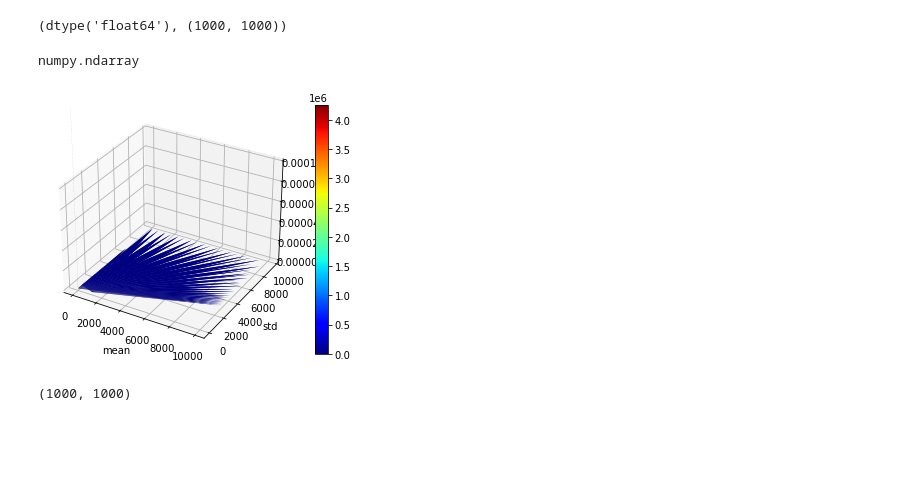
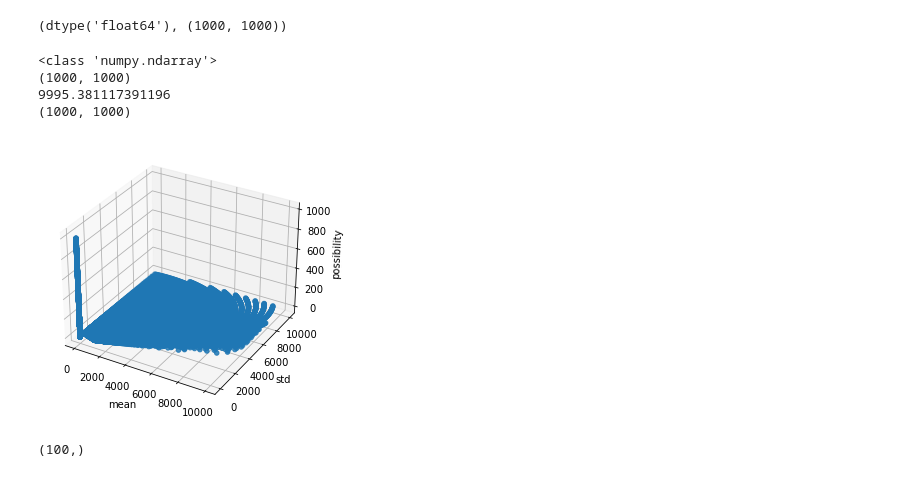
Before and after one commit to sava-hub/-, a Jupyter notebook: Beta distribution.ipynb, the cells around one changed output. Drawn from its saved outputs; the diff is of its cells as text; code cells hidden in the pictures; blank space fills up the shorter version.

```diff
--- a/Beta distribution.ipynb
+++ b/Beta distribution.ipynb
@@ -149,7 +144,7 @@ x_mat = np.array([xx])
 y_mat=x_mat.T
 xy_mat=y_mat@x_mat
 # %%
-xv, yv = np.meshgrid(np.linspace(-3, 3, 1000), np.linspace(-3, 3, 1000),sparse=True)
+xv, yv = np.meshgrid(xx, 1-xx)
 """for x in range(1000):
     for y in range(1000):
         if (x-y<5)or(x>y):
@@ -164,8 +159,8 @@ yv.shape
 # %%
-# 평균 +  표준편차*1447.7점의 분위수= 1446.7
-# 평균 +  표준편차*811.1점의 분위수= 811.1
+# 평균 +  표준편차*1447.7점의 표준점수= 1446.7
+# 평균 +  표준편차*811.1점의 표준점수= 811.1
 def solver(x,y):
-    A = np.array([[1,x],[1,y]])
+    A = np.array([[1, norm.ppf(x)],[1, norm.ppf(y)]])
     B = np.array([1446.7, 811.1])
     try:
         C = np.linalg.solve(A, B)
@@ -183,4 +178,3 @@ solver = np.vectorize(solver, signature='(),()->(k)', otypes=[np.ndarray])
 
 np.set_printoptions(threshold=sys.maxsize)
 C=solver(xv,yv)
-C=np.nan_to_num(C, nan=0, posinf=0, neginf=0)
@@ -200,5 +185,18 @@ D = C[:,:,0]
 D.dtype, D.shape
 # %% [output]
 (dtype('float64'), (1000, 1000))
+# %%
+#solver test
+#solver(2,-1)
+C=np.nan_to_num(C, nan=0, posinf=0, neginf=0)
+print(type(C))
+print( C[:,:,0].shape)
+print(np.max(C[:,:,0]))
+print(xv.shape)
+# %% [output]
+<class 'numpy.ndarray'>
+(1000, 1000)
+9995.381117391196
+(1000, 1000)
 # %%
 %matplotlib qt5
@@ -250,23 +249,40 @@ plt.show()
 # %%
 C.shape
 type(C)
-# %% [output]
-numpy.ndarray
 # %%
+%matplotlib inline
 fig = plt.figure()
-ax = fig.add_subplot(111, projection='3d')
+ax = fig.add_subplot(projection='3d')
 
-surf_std = ax.plot_surface(C[:,:,0], C[:,:,1], xypdf, cmap='jet')
-fig.colorbar(surf_std)
+xs = C[:,:,0]
+ys = C[:,:,1]
+zs = xypdf
+ax.scatter(xs, ys, zs,)
+
+#surf_std = ax.scatter(C[:,:,0], C[:,:,1], xypdf, cmap='jet')
+#fig.colorbar(surf_std)
 ax.set_xlabel('mean')
 ax.set_ylabel('std')
 ax.set_zlabel('possibility')
-ax.set_zlim(0, 0.0001)
+#ax.set_xlim(524, 1212)
+#ax.set_ylim(84, 354)
+#ax.set_zlim(0, 0.0001)
 
 plt.tight_layout()
 plt.show()
 # %% [output]
-[figure, old version]
+[figure, new version]
 # %%
+def randrange(n, vmin, vmax):
+    """
+    Helper function to make an array of random numbers having shape (n, )
+    with each number distributed Uniform(vmin, vmax).
+    """
+    return (vmax - vmin)*np.random.rand(n) + vmin
+xs = randrange(100, 23, 32)
+ys = randrange(100, 0, 100)
+#type(xs)
+xs.shape
+ys.shape
 # %% [output]
-(1000, 1000)
+(100,)
```
Also changed, not shown: parts of 9 cells of this notebook.
